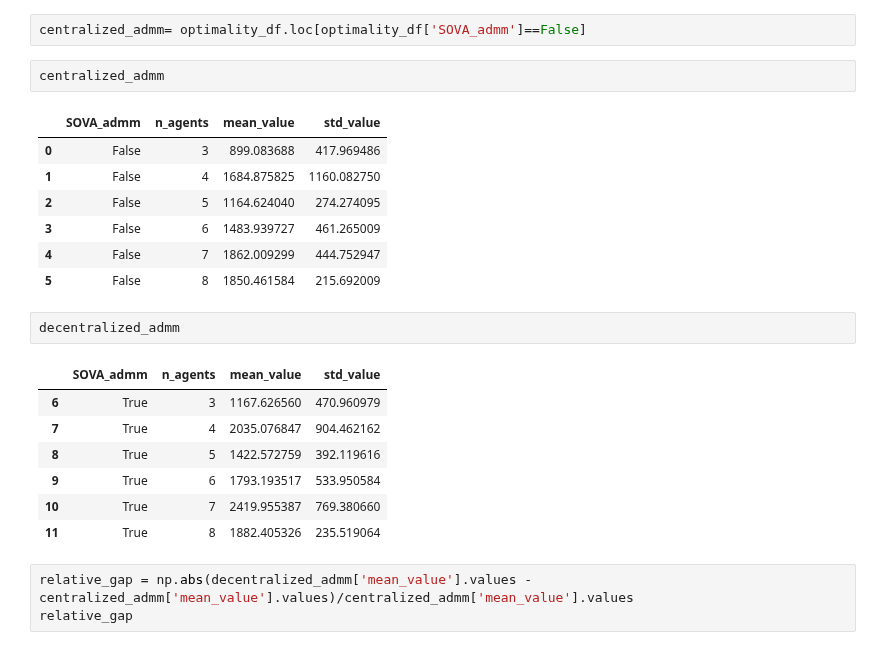
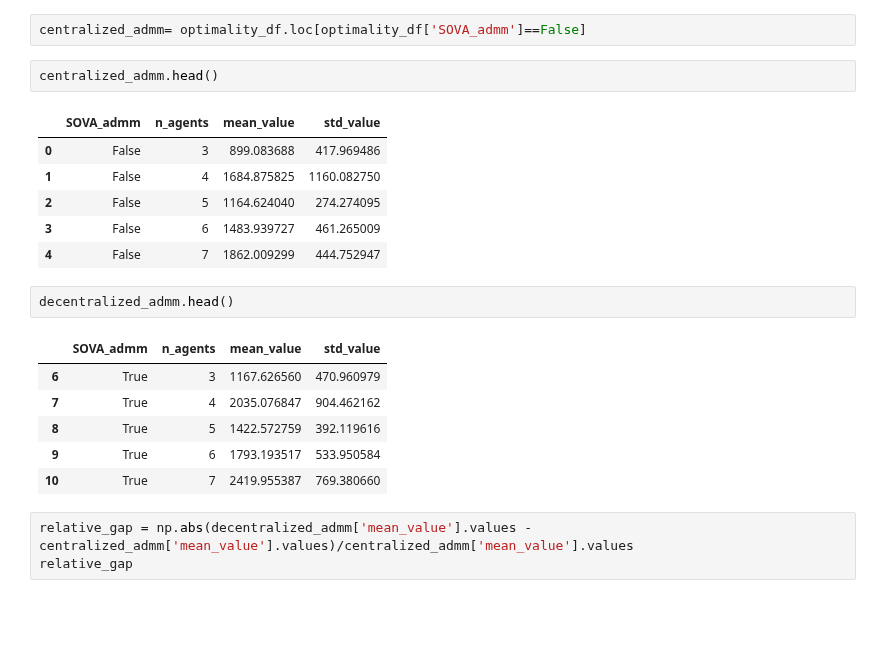
Before and after one commit to labicon/Potential-ADMM_code, a Jupyter notebook: distributed_ADMM/monte_carlo_analysis.ipynb, the cells around one changed output. Drawn from its saved outputs; the diff is of its cells as text; blank space fills up the shorter version.

```diff
--- a/distributed_ADMM/monte_carlo_analysis.ipynb
+++ b/distributed_ADMM/monte_carlo_analysis.ipynb
@@ -158,17 +158,16 @@ decentralized_admm = optimality_df.loc[optimality_df['SOVA_admm']==True]
 # %%
 centralized_admm= optimality_df.loc[optimality_df['SOVA_admm']==False]
 # %%
-centralized_admm
+centralized_admm.head()
 # %% [output]
 |  | SOVA_admm | n_agents | mean_value | std_value |
 | 0 | False | 3 | 899.083688 | 417.969486 |
 | 1 | False | 4 | 1684.875825 | 1160.082750 |
 | 2 | False | 5 | 1164.624040 | 274.274095 |
 | 3 | False | 6 | 1483.939727 | 461.265009 |
 | 4 | False | 7 | 1862.009299 | 444.752947 |
-| 5 | False | 8 | 1850.461584 | 215.692009 |
 # %%
-decentralized_admm
+decentralized_admm.head()
 # %% [output]
 |  | SOVA_admm | n_agents | mean_value | std_value |
 | 6 | True | 3 | 1167.626560 | 470.960979 |
@@ -176,7 +175,6 @@ decentralized_admm
 | 8 | True | 5 | 1422.572759 | 392.119616 |
 | 9 | True | 6 | 1793.193517 | 533.950584 |
 | 10 | True | 7 | 2419.955387 | 769.380660 |
-| 11 | True | 8 | 1882.405326 | 235.519064 |
 # %%
 relative_gap = np.abs(decentralized_admm['mean_value'].values - centralized_admm['mean_value'].values)/centralized_admm['mean_value'].values
 relative_gap
```
Also changed, not shown: parts of 12 cells of this notebook, 5 other files.
